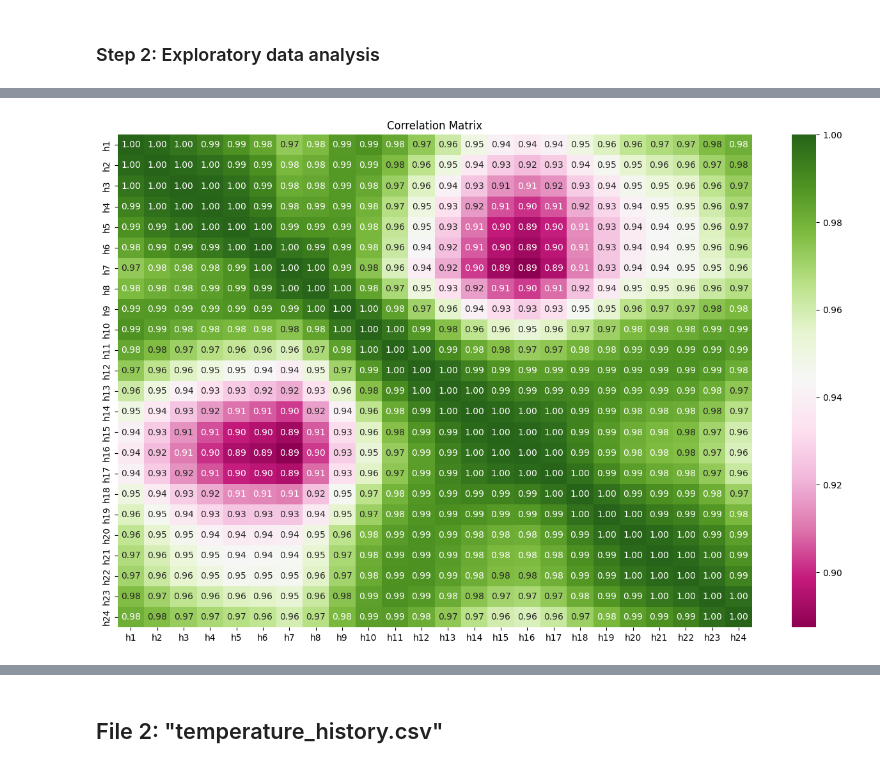
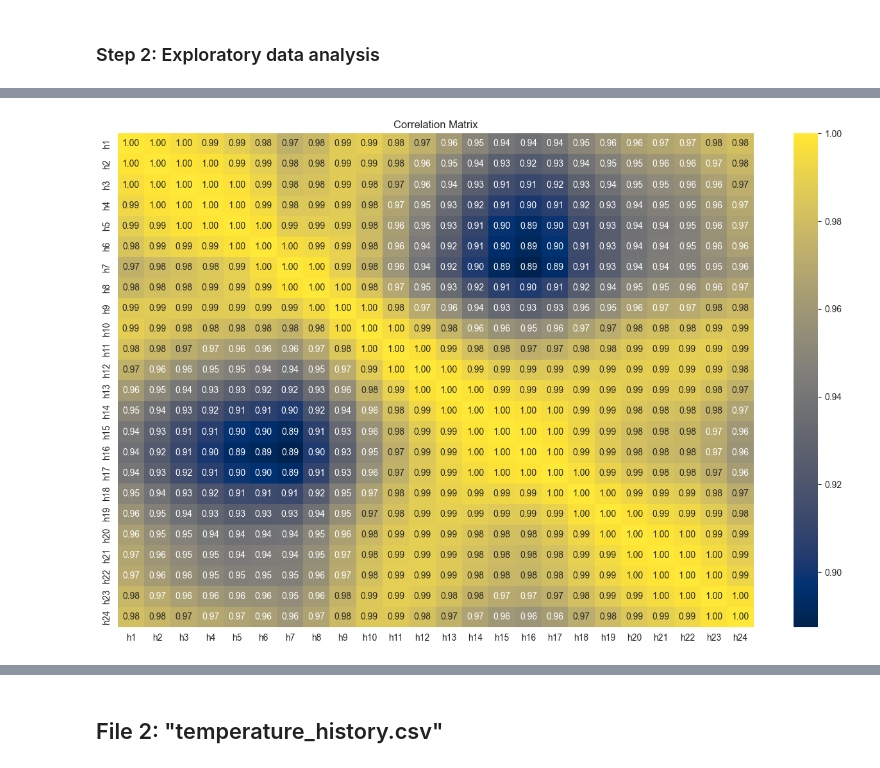
Before and after one commit to pavander7/415-final-project, a Jupyter notebook: data_exploration.ipynb, the cells around one changed output, grey strips where cells are left out. Saved outputs shown, nothing was run; the diff lists cells and outputs as text; code cells hidden in the pictures.

```diff
--- a/data_exploration.ipynb
+++ b/data_exploration.ipynb
@@ -180,13 +173,13 @@ for group in load_hist_g.groups:
 # %%
 # Investigate correlations between hours
 corr_mtx = load_hist.corr().iloc[2:-2, 2:-2]
 
 plt.figure(figsize=(16, 10))
-sns.heatmap(corr_mtx, annot=True, cmap="PiYG", fmt=".2f")
+sns.heatmap(corr_mtx, annot=True, cmap="cividis", fmt=".2f")
 plt.title("Correlation Matrix")
 plt.show()
 # %% [output]
-[figure, old version]
+[figure, new version]
 # %%
 # Let's visualize trends over time!
 sns.set_style("whitegrid")
```
Also changed, not shown: parts of 8 cells of this notebook.
